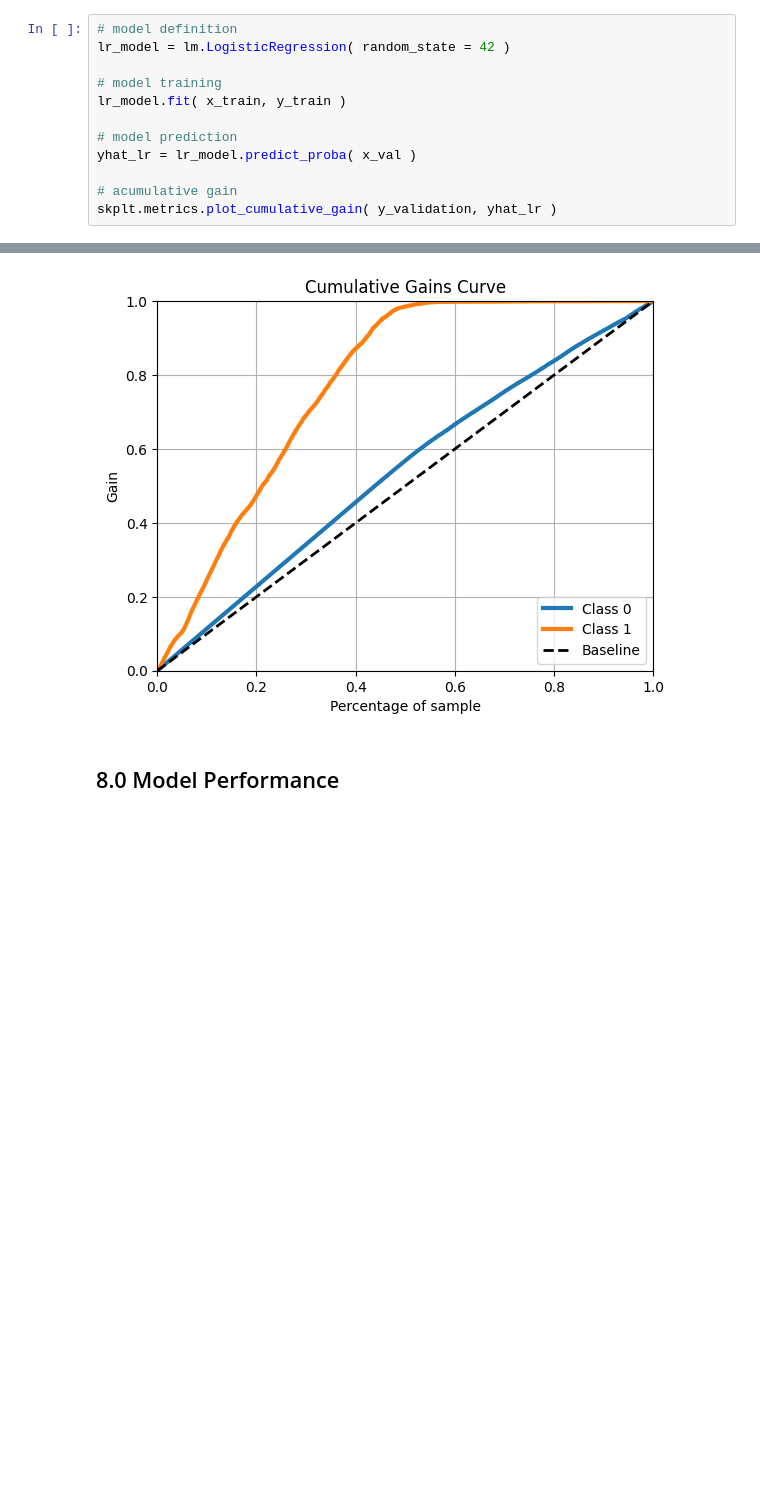
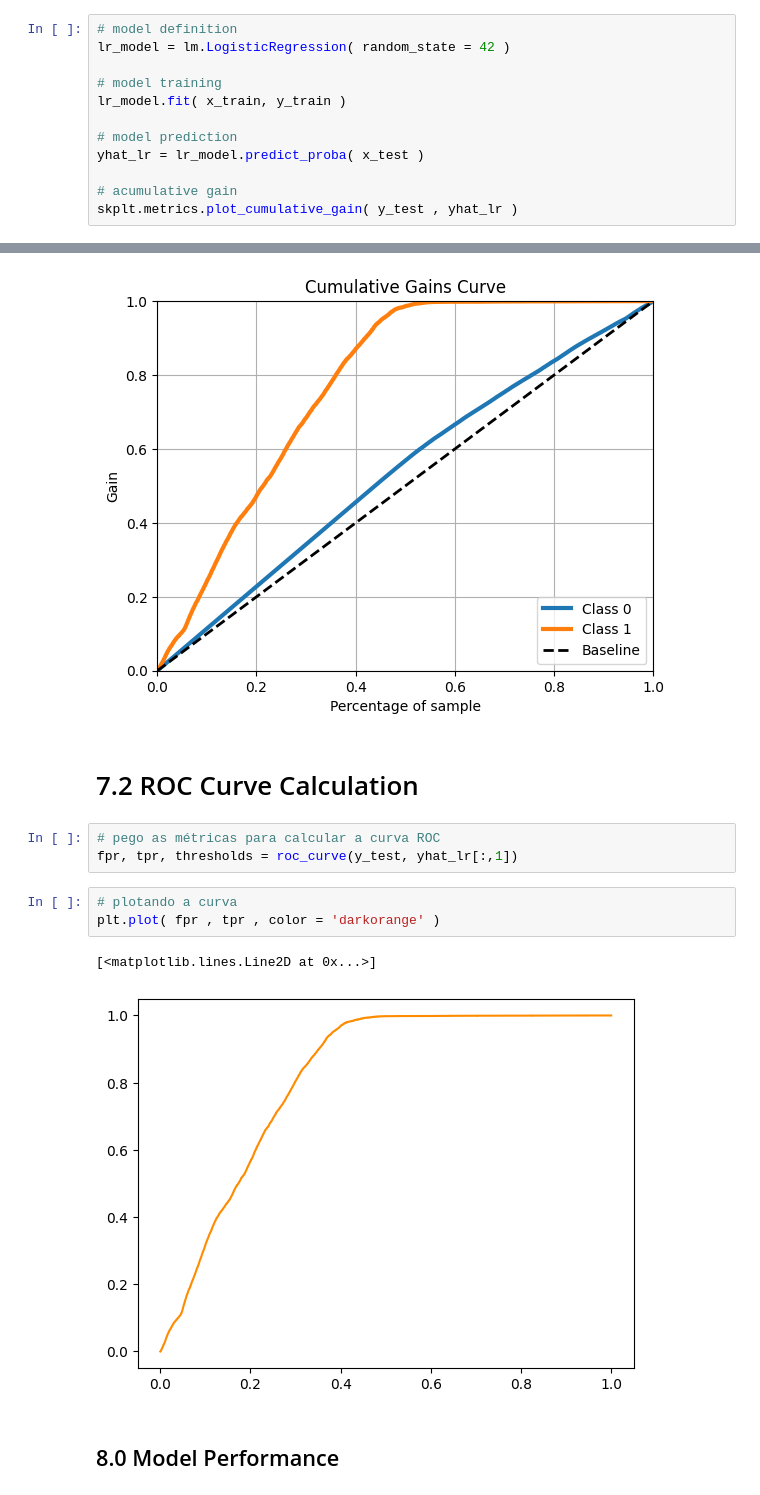
Before and after one commit to OscarFantozzi/Healt-Insurance-Cross_Sell, a Jupyter notebook: pa004_Health_Insurance_cross_sell.ipynb, the cells around one changed output, grey strips where cells are left out. Saved outputs shown, nothing was run; the diff lists cells and outputs as text; blank space fills up the shorter version.

```diff
--- a/pa004_Health_Insurance_cross_sell.ipynb
+++ b/pa004_Health_Insurance_cross_sell.ipynb
@@ -420,13 +534,24 @@ lr_model = lm.LogisticRegression( random_state = 42 )
 lr_model.fit( x_train, y_train )
 
 # model prediction
-yhat_lr = lr_model.predict_proba( x_val )
+yhat_lr = lr_model.predict_proba( x_test )
 
 # acumulative gain
-skplt.metrics.plot_cumulative_gain( y_validation, yhat_lr )
+skplt.metrics.plot_cumulative_gain( y_test , yhat_lr )
 # %% [output]
 <Axes: title={'center': 'Cumulative Gains Curve'}, xlabel='Percentage of sample', ylabel='Gain'>
 [figure]
+# %% [markdown]
+# 7.2 ROC Curve Calculation
+# %%
+# pego as métricas para calcular a curva ROC
+fpr, tpr, thresholds = roc_curve(y_test, yhat_lr[:,1])
+# %%
+# plotando a curva
+plt.plot( fpr , tpr , color = 'darkorange' )
+# %% [output]
+[<matplotlib.lines.Line2D at 0x...>]
+[figure, added]
 # %% [markdown]
 ## 8.0 Model Performance
 # %%
```
Also changed, not shown: parts of 56 cells of this notebook, 52 other files.
